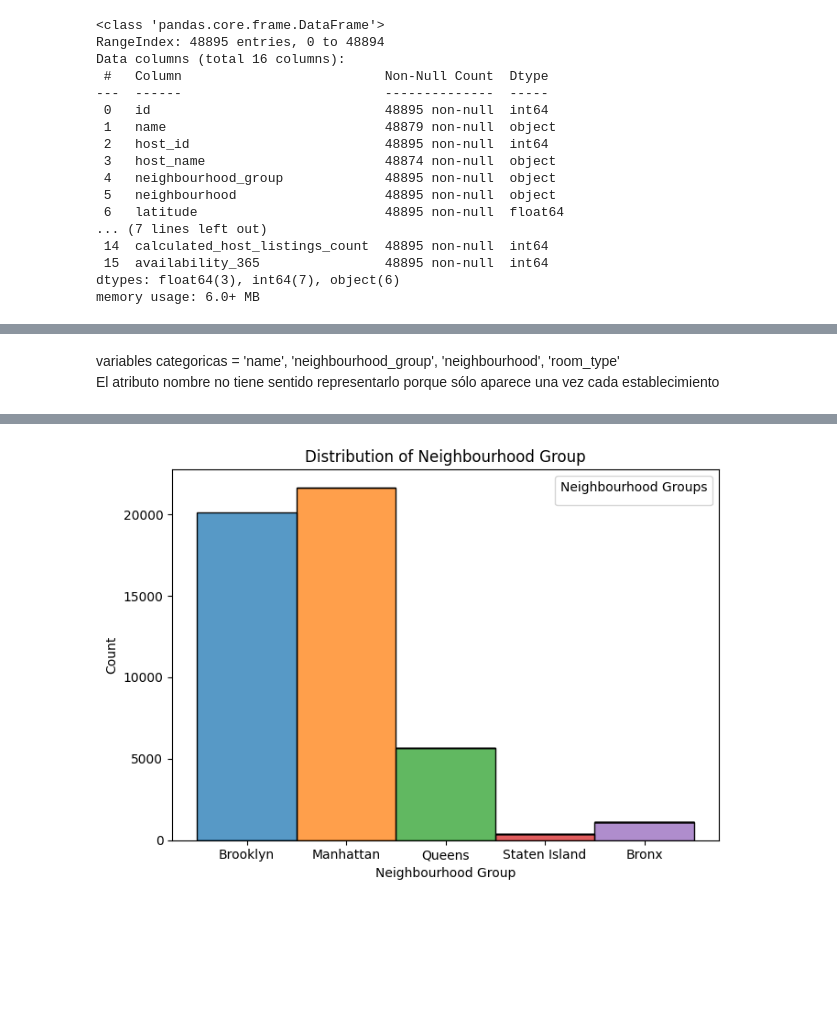
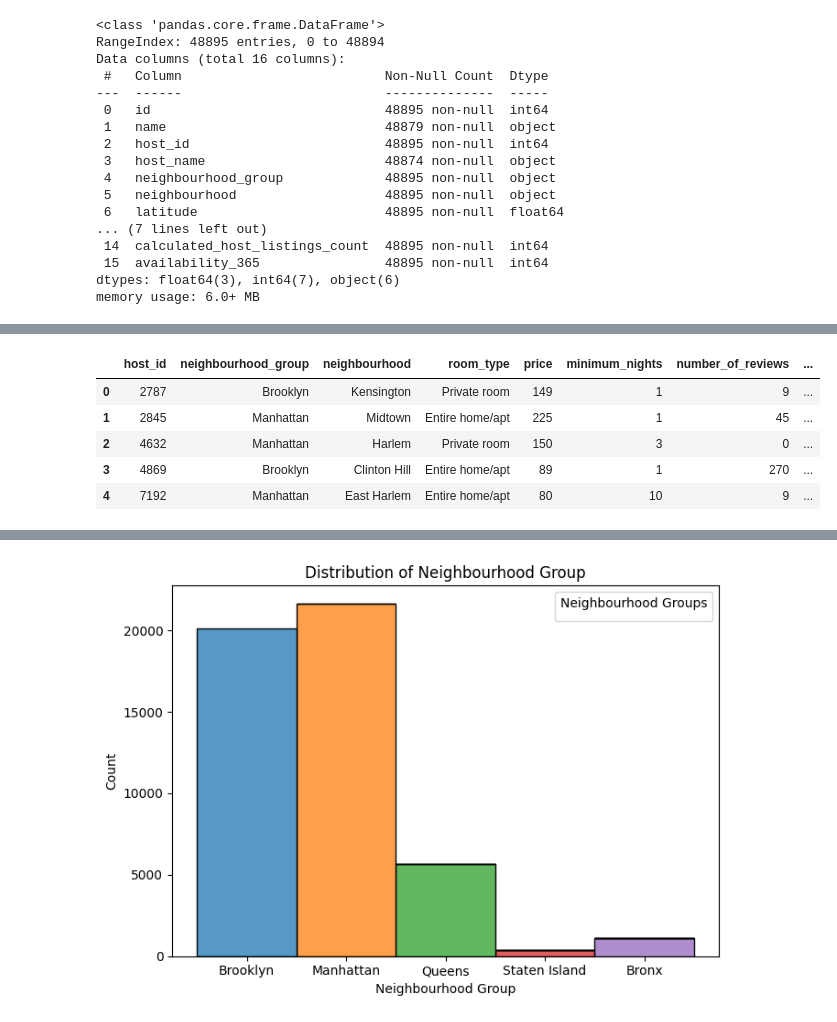
Before and after one commit to 4GeeksAcademy/Finarosalina_proyecto_EDA, a Jupyter notebook: src/explore.ipynb, the cells around one changed output, grey strips where cells are left out. Saved outputs shown, nothing was run; the diff lists cells and outputs as text; code cells hidden in the pictures; blank space fills up the shorter version.

```diff
--- a/src/explore.ipynb
+++ b/src/explore.ipynb
@@ -26,34 +27,3 @@ Data columns (total 16 columns):
  15  availability_365                48895 non-null  int64
 dtypes: float64(3), int64(7), object(6)
 memory usage: 6.0+ MB
-# %%
-# revisar si hay valores repetidos. No hay por ID :np.int64(0)
-ds.drop("host_id", axis = 1).duplicated().sum()
-
-# eliminar col que no aportan valor  host_name ya que no es el nombre completo, ademas hay nombres repetidos sin relación.
-ds.drop(["host_name"], axis = 1, inplace = True)
-
-filtered_name = ds.groupby("name")["minimum_nights"].mean()  # para asegurarme antes he filtrado por host name y ahora por name para ver valores repetidos
-
-# Verificar si alguna columna tiene el signo de dólar
-for col in ds.columns:
-    if ds[col].dtype == 'object':
-        if ds[col].str.contains('\$', regex=True).any():
-            print(f"El signo de dólar '$' está presente en la columna: {col}")
-# Eliminar el signo de dólar en la columna 'name'
-ds['name'] = ds['name'].str.replace(r'\$', '', regex=True)
-
-import re
-
-# Función para detectar caracteres no alfanuméricos. Ya que estamos revisamos que no haya más simbolos raros que distorsionen
-def detectar_caracteres_raros(columna):
-    return columna.str.contains(r'[^a-zA-Z0-9\s]', regex=True)
-
-# Revisar en todas las columnas de tipo texto
-for col in ds.columns:
-    if ds[col].dtype == 'object':  # Solo en columnas de texto
-        if ds[col].str.contains(r'[^a-zA-Z0-9\s]', regex=True).any():
-            print(f"Símbolos raros encontrados en la columna: {col}")
-
-ds.shape
-ds.head()
@@ -72,3 +30,21 @@ Símbolos raros encontrados en la columna: last_review
-# %% [markdown]
-variables categoricas = 'name', 'neighbourhood_group', 'neighbourhood', 'room_type'
-El atributo nombre no tiene sentido representarlo porque sólo aparece una vez cada establecimiento
+# %%
+# revisar si hay valores repetidos. No hay por ID :np.int64(0)
+ds.drop("host_id", axis = 1).duplicated().sum()
+
+# eliminar col que no aportan valor:
+# host_name, name ya que no es el nombre completo, ademas hay nombres repetidos sin relación y no aportan valor al estudio de precio
+# last_review 38843 non-null  object los datos son  incompletos y al represntarlos no aportan valor
+# reviews_per_month 38843 non-null  float64 los datos son incompletos y al represntarlos no aportan valor
+# Id no aporta información a la varación de precio y ya puedo identificar por host_id
+# latitude y longitude, no aportan valor porque ya sé pueden ubicar por neighbourhood
+
+ds.drop(["host_name", "last_review", "reviews_per_month", "id", "latitude","longitude", "name",  ], axis = 1, inplace = True)
+ds.shape
+ds.head()
+# %% [output]
+|  | host_id | neighbourhood_group | neighbourhood | room_type | price | minimum_nights | number_of_reviews | ... |
+| 0 | 2787 | Brooklyn | Kensington | Private room | 149 | 1 | 9 | ... |
+| 1 | 2845 | Manhattan | Midtown | Entire home/apt | 225 | 1 | 45 | ... |
+| 2 | 4632 | Manhattan | Harlem | Private room | 150 | 3 | 0 | ... |
+| 3 | 4869 | Brooklyn | Clinton Hill | Entire home/apt | 89 | 1 | 270 | ... |
+| 4 | 7192 | Manhattan | East Harlem | Entire home/apt | 80 | 10 | 9 | ... |
```
Also changed, not shown: parts of 16 cells of this notebook.
